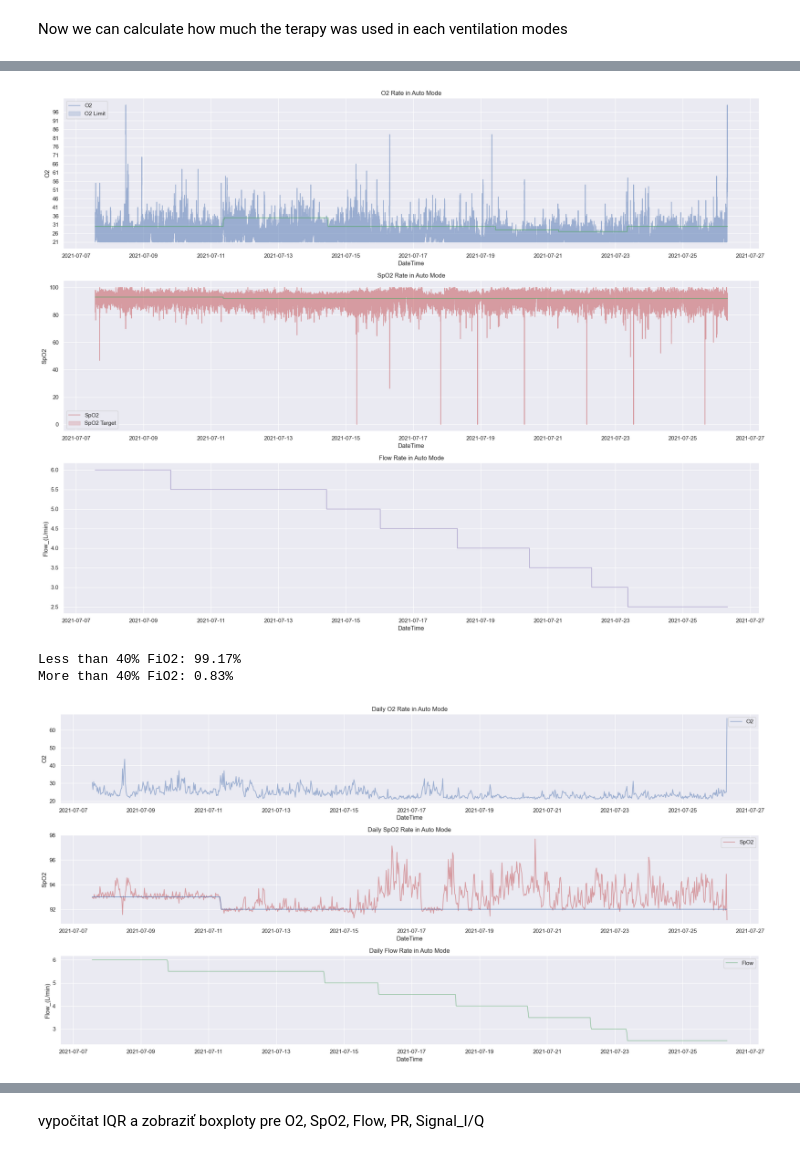
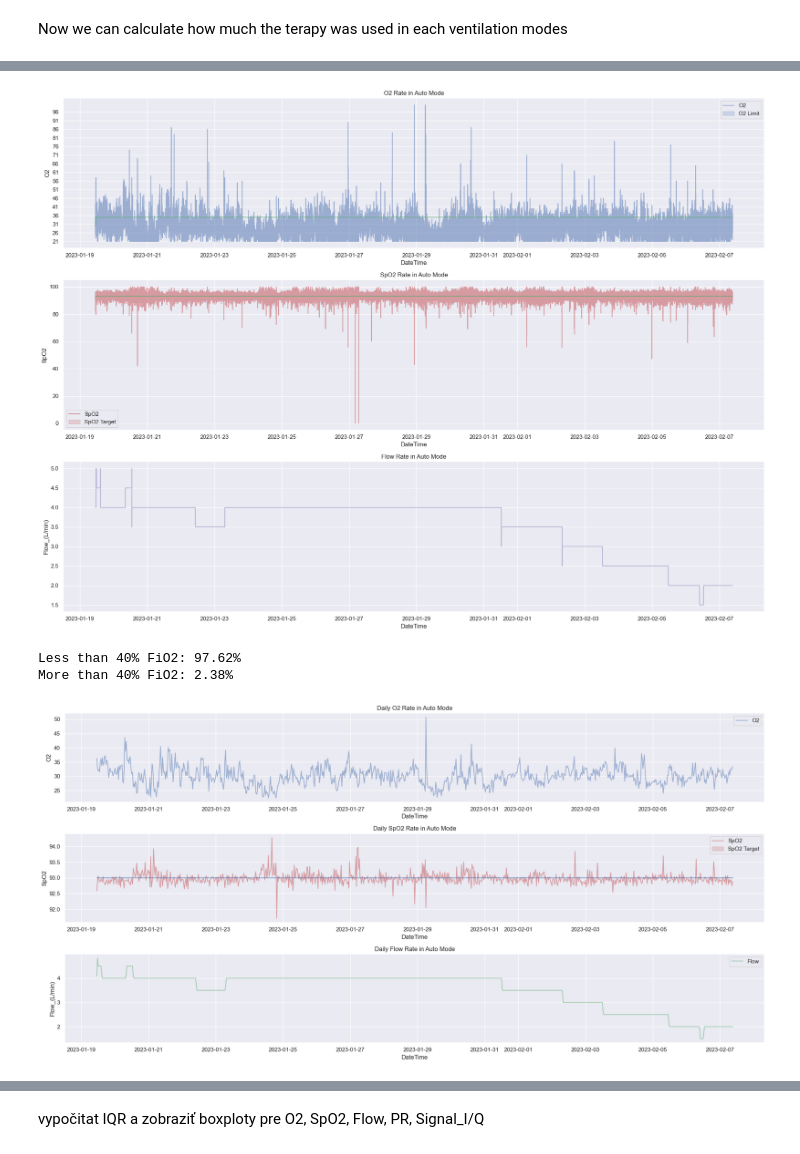
Before and after one commit to igikiss/Portfolio, a Jupyter notebook: OAM/OAM_Jupyter.ipynb, the cells around one changed output, grey strips where cells are left out. Cells and saved outputs as stored; diff of their text form; code cells hidden in the pictures.

```diff
--- a/OAM/OAM_Jupyter.ipynb
+++ b/OAM/OAM_Jupyter.ipynb
@@ -17,7 +17,7 @@ def load_data(file_path, file_name, encoding='unicode-escape', header=0, skiprow
     return pd.read_csv(file, encoding=encoding, header=header, skiprows=skiprows, usecols=[0, 1, 2, 3, 4, 5, 6, 7, 8, 9, 10, 11, 12])
 
 file_path = '/Users/igorkiss/Documents/Igor Personal/Data/'
-file_name = '2015700023_20210707133325.csv'
+file_name = '2015700004_20230119105651.csv'
 #file_name2 = '2015700023_20240223212330.csv'
 data = load_data(file_path, file_name)
 #data2 = load_data(file_path, file_name2)
@@ -150,7 +150,7 @@ ax[2].set_title('Flow Rate in Auto Mode')
 plt.tight_layout()
 plt.show()
 # %% [output]
-[figure, old version]
+[figure, new version]
 # %%
 less_40 = (df_auto['O2'] <= 40).mean() * 100
 more_40 = (df_auto['O2'] > 40).mean() * 100
@@ -158,32 +158,32 @@ more_40 = (df_auto['O2'] > 40).mean() * 100
 print(f'Less than 40% FiO2: {less_40:.2f}%',
       f'More than 40% FiO2: {more_40:.2f}%', sep='\n')
 # %% [output]
-Less than 40% FiO2: 99.17%
-More than 40% FiO2: 0.83%
+Less than 40% FiO2: 97.62%
+More than 40% FiO2: 2.38%
 # %%
 df_resampled = df_auto[['O2', 'SpO2', 'Flow_(L/min)', 'SpO2_Target', 'Signal_I/Q']].resample('30MIN').mean()
 mask = df_resampled['SpO2'] >= df_resampled['SpO2_Target']
 # %%
 fig, ax = plt.subplots(3, 1, figsize=(20, 10))
 
 sns.lineplot(x=df_resampled.index, y=df_resampled['O2'], color='b', alpha=0.5, ax=ax[0])
 ax[0].set_title('Daily O2 Rate in Auto Mode')
 #ax[0].set_yticks(np.arange(21, 100, 10))
 ax[0].legend(['O2'])
 
 sns.lineplot(x=df_resampled.index, y=df_resampled['SpO2'], color='r', alpha=0.5, ax=ax[1])
 sns.lineplot(x=df_resampled.index, y=df_resampled['SpO2_Target'], color='b', alpha=0.7, ax=ax[1])
 ax[1].set_title('Daily SpO2 Rate in Auto Mode')
-ax[1].legend(['SpO2'])
+ax[1].legend(['SpO2', 'SpO2 Target'])
 
 sns.lineplot(x=df_resampled.index, y=df_resampled['Flow_(L/min)'], color='g', alpha=0.5, ax=ax[2])
 ax[2].set_title('Daily Flow Rate in Auto Mode')
 ax[2].legend(['Flow'])
 
 plt.tight_layout()
 plt.show()
 # %% [output]
-[figure, old version]
+[figure, new version]
 # %%
 fig, ax = plt.subplots(3,1, figsize=(30, 15))
 
```
Also changed, not shown: parts of 31 cells of this notebook, 4 other files.
